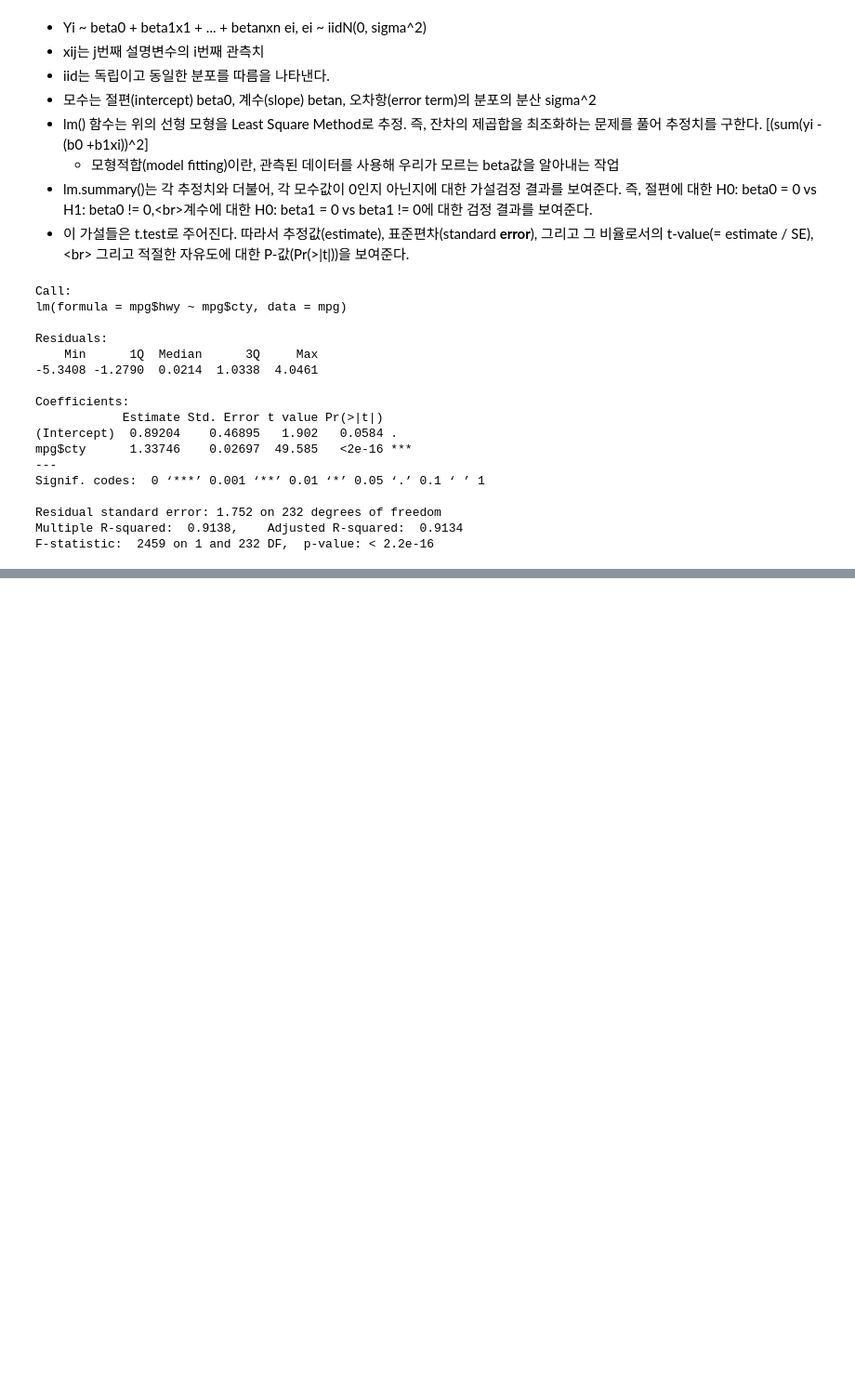
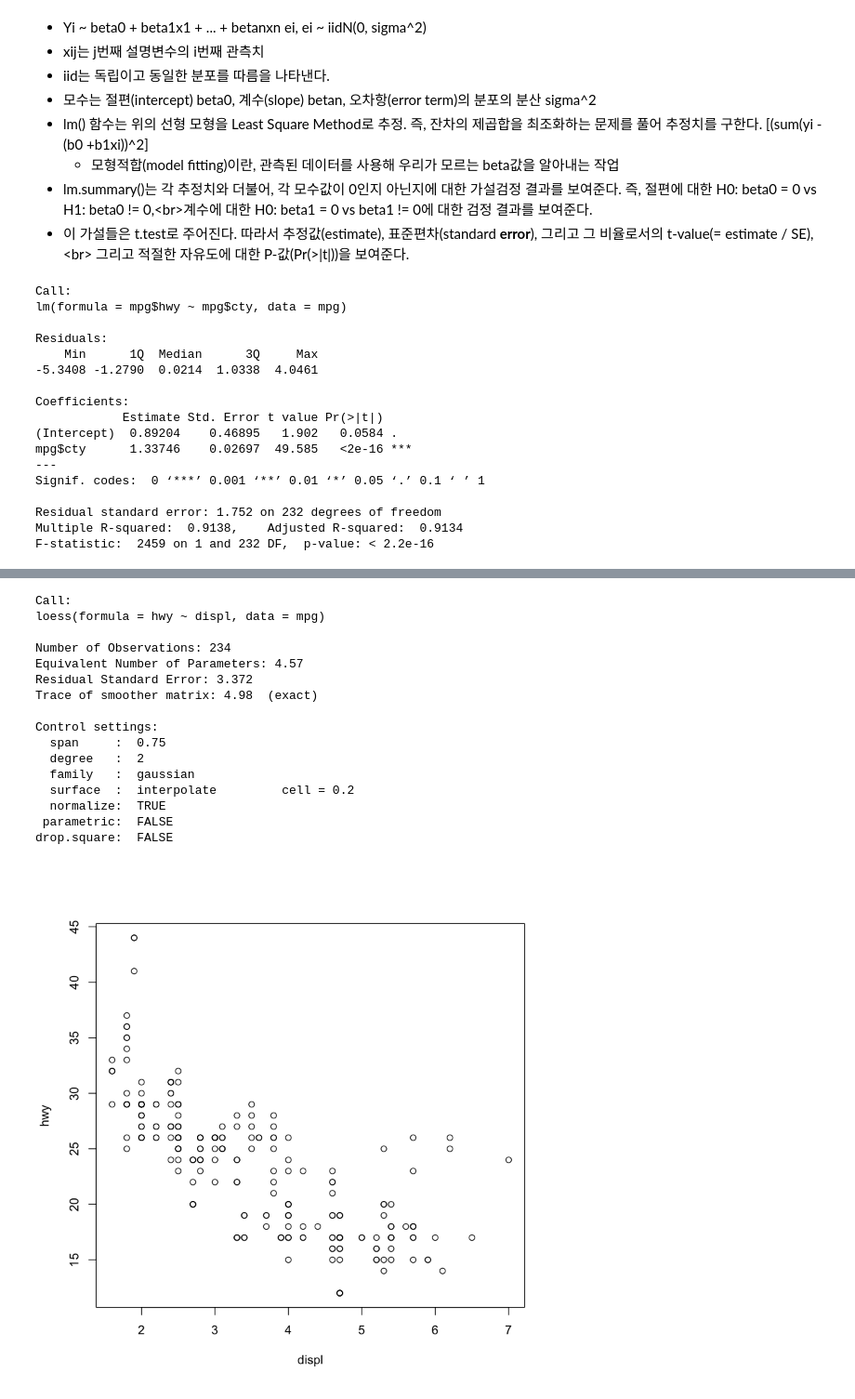
Before and after one commit to lee-kyubong/ML, a Jupyter notebook: ch07-basic-analysis.ipynb, the cells around one changed output, grey strips where cells are left out. Shown at 93% size. Saved outputs shown, nothing was run; the diff lists cells and outputs as text; code cells hidden in the pictures; blank space fills up the shorter version.

```diff
--- a/ch07-basic-analysis.ipynb
+++ b/ch07-basic-analysis.ipynb
@@ -174,0 +268,22 @@ F-statistic:  2459 on 1 and 232 DF,  p-value: < 2.2e-16
+# %%
+plot(hwy ~ displ, data = mpg)
+mpg_lo <- loess(hwy ~ displ, data = mpg) #loess()
+summary(mpg_lo)
+# %% [output]
+Call:
+loess(formula = hwy ~ displ, data = mpg)
+
+Number of Observations: 234
+Equivalent Number of Parameters: 4.57
+Residual Standard Error: 3.372
+Trace of smoother matrix: 4.98  (exact)
+
+Control settings:
+  span     :  0.75
+  degree   :  2
+  family   :  gaussian
+  surface  :  interpolate         cell = 0.2
+  normalize:  TRUE
+ parametric:  FALSE
+drop.square:  FALSE
+[figure, added]
```
Also changed, not shown: parts of 13 cells of this notebook.
